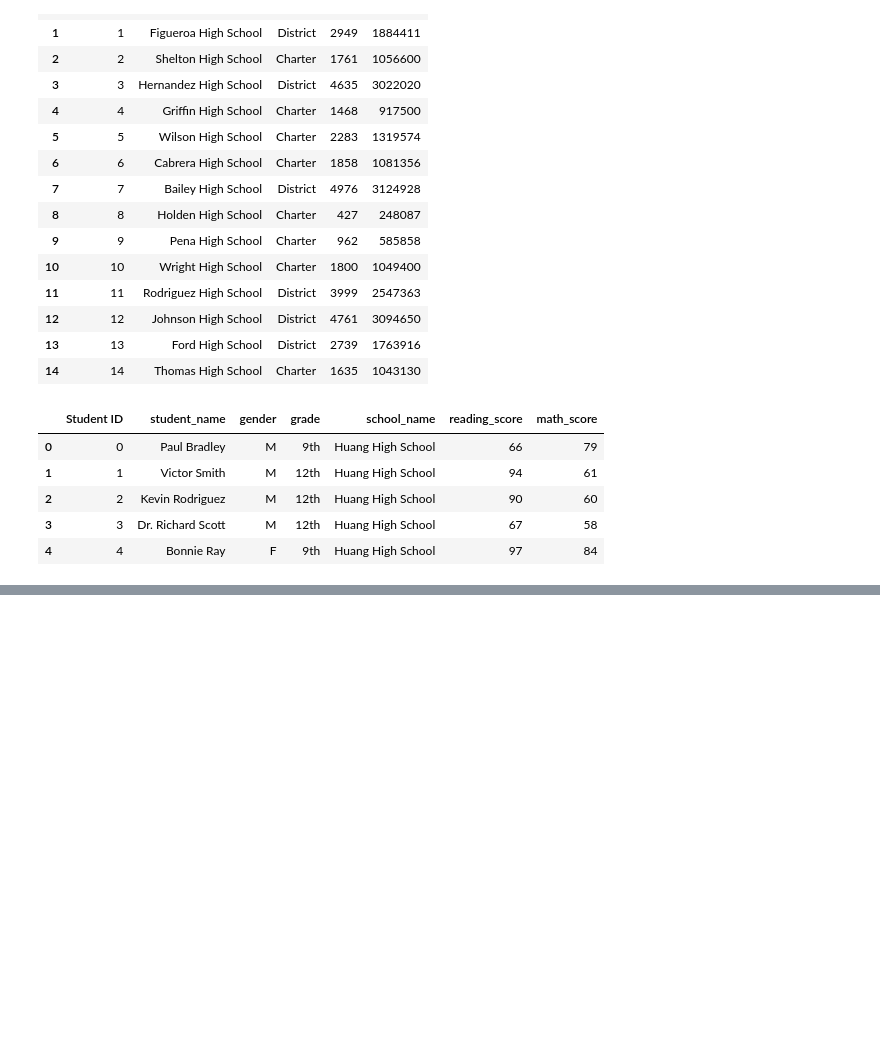
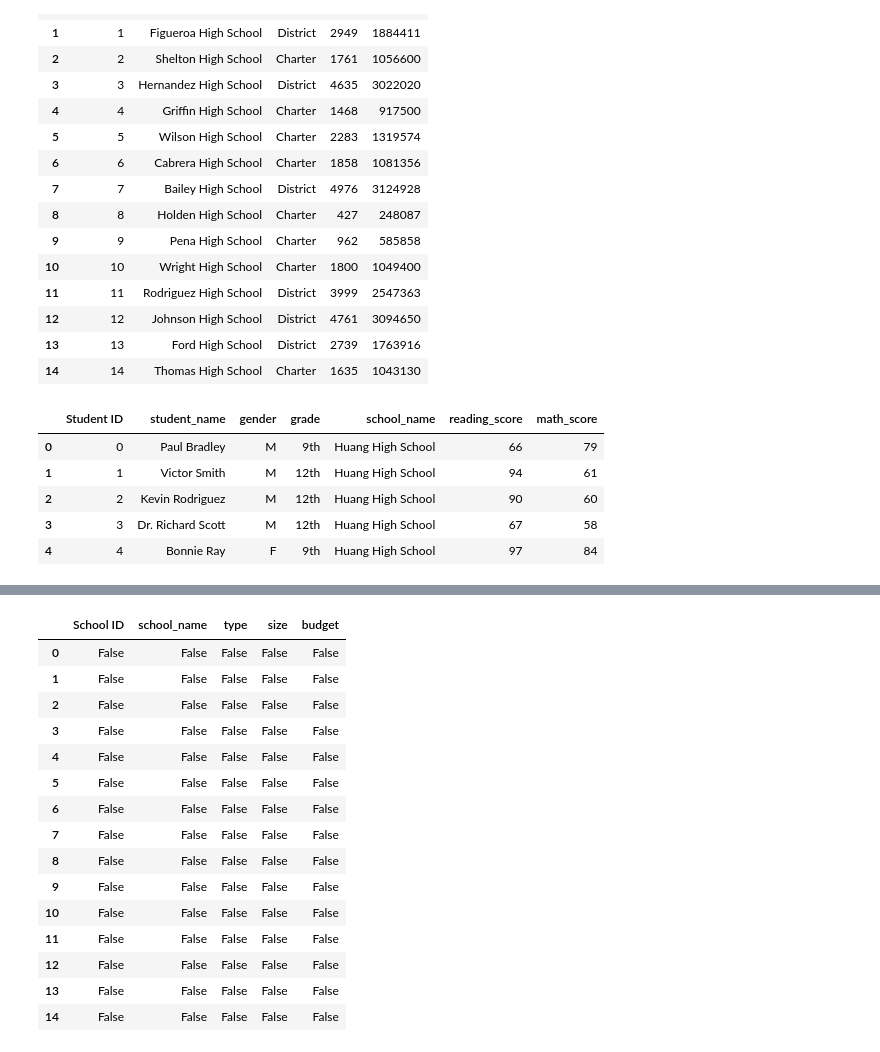
Before and after one commit to haileliya/School_District_Analysis., a Jupyter notebook: PyCitySchools.ipynb, the cells around one changed output, grey strips where cells are left out. Drawn from its saved outputs; the diff is of its cells as text; code cells hidden in the pictures; blank space fills up the shorter version.

Commit message:
cleaning student data

```diff
--- a/PyCitySchools.ipynb
+++ b/PyCitySchools.ipynb
@@ -51,0 +75,23 @@ student_data_df.head()
+# %%
+#isnull() method for determining empty rows. When you apply the isnull() method to a column, Series, or a DataFrame,
+#a Boolean value will be returned, either "True" for the row or rows that are empty, i.e.,
+#null, or "False" for the rows that are not empty.
+# Determine if there are any missing values in the school data.
+school_data_df.isnull()
+# %% [output]
+|  | School ID | school_name | type | size | budget |
+| 0 | False | False | False | False | False |
+| 1 | False | False | False | False | False |
+| 2 | False | False | False | False | False |
+| 3 | False | False | False | False | False |
+| 4 | False | False | False | False | False |
+| 5 | False | False | False | False | False |
+| 6 | False | False | False | False | False |
+| 7 | False | False | False | False | False |
+| 8 | False | False | False | False | False |
+| 9 | False | False | False | False | False |
+| 10 | False | False | False | False | False |
+| 11 | False | False | False | False | False |
+| 12 | False | False | False | False | False |
+| 13 | False | False | False | False | False |
+| 14 | False | False | False | False | False |
```
Also changed, not shown: parts of 12 cells of this notebook, 3 other files.
